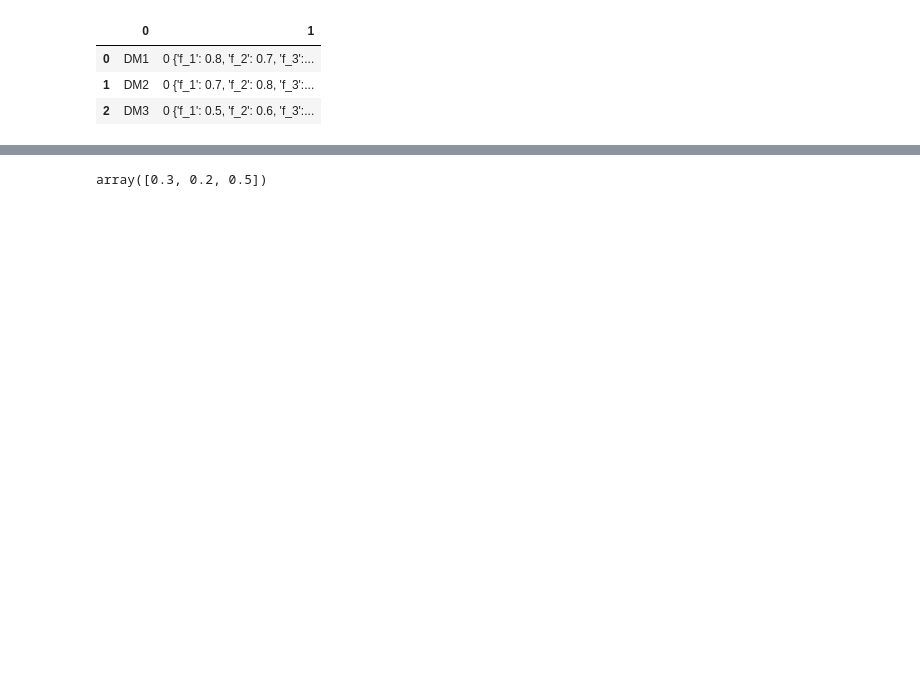
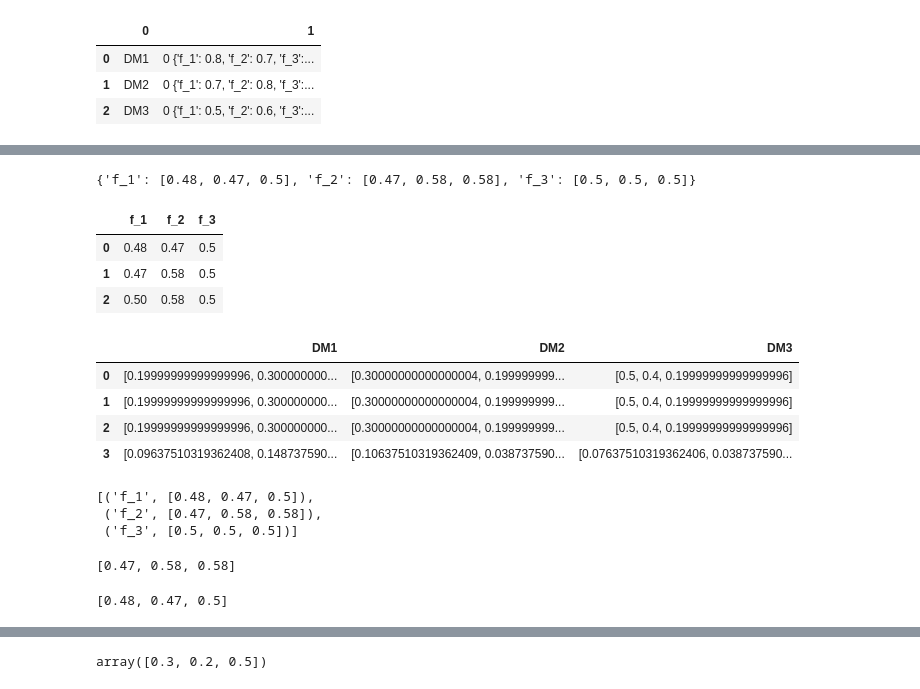
Before and after one commit to jpajasmaa/DESDEO, a Jupyter notebook: desdeo/mcdm/pref_agg_tests.ipynb, the cells around one changed output, grey strips where cells are left out. Saved outputs shown, nothing was run; the diff lists cells and outputs as text; code cells hidden in the pictures; blank space fills up the shorter version.

```diff
--- a/desdeo/mcdm/pref_agg_tests.ipynb
+++ b/desdeo/mcdm/pref_agg_tests.ipynb
@@ -305,3 +378,45 @@ rp_df
+# %%
+## !! how to convert Dict to more normal stuff
+new_d = {}
+for sub in rr.values():              # Python 3: use d.values()
+    for key, value in sub.items():  # Python 3: use d.items()
+        new_d.setdefault(key, []).append(value)
+new_d
+# %% [output]
+{'f_1': [0.48, 0.47, 0.5], 'f_2': [0.47, 0.58, 0.58], 'f_3': [0.5, 0.5, 0.5]}
+# %%
+rr2 = pd.DataFrame(new_d)
+rr2
+# %% [output]
+|  | f_1 | f_2 | f_3 |
+| 0 | 0.48 | 0.47 | 0.5 |
+| 1 | 0.47 | 0.58 | 0.5 |
+| 2 | 0.50 | 0.58 | 0.5 |
+# %%
+improvement_directions
+# %% [output]
+|  | DM1 | DM2 | DM3 |
+| 0 | [0.19999999999999996, 0.300000000... | [0.30000000000000004, 0.199999999... | [0.5, 0.4, 0.19999999999999996] |
+| 1 | [0.19999999999999996, 0.300000000... | [0.30000000000000004, 0.199999999... | [0.5, 0.4, 0.19999999999999996] |
+| 2 | [0.19999999999999996, 0.300000000... | [0.30000000000000004, 0.199999999... | [0.5, 0.4, 0.19999999999999996] |
+| 3 | [0.09637510319362408, 0.148737590... | [0.10637510319362409, 0.038737590... | [0.07637510319362406, 0.038737590... |
+# %%
+referps = []
+for key, p in new_d.items():
+    referps.append((key, p))
+referps
+# %% [output]
+[('f_1', [0.48, 0.47, 0.5]),
+ ('f_2', [0.47, 0.58, 0.58]),
+ ('f_3', [0.5, 0.5, 0.5])]
+# %%
+referps[1][1] # for f2 for all DMs
+# %% [output]
+[0.47, 0.58, 0.58]
+# %%
+referps[0][1] # for f2 for all DMs
+# %% [output]
+[0.48, 0.47, 0.5]
 # %%
 impr_dirs = []
 for key, p in improvement_directions.items():
```
Also changed, not shown: parts of 30 cells of this notebook, 2 other files.
